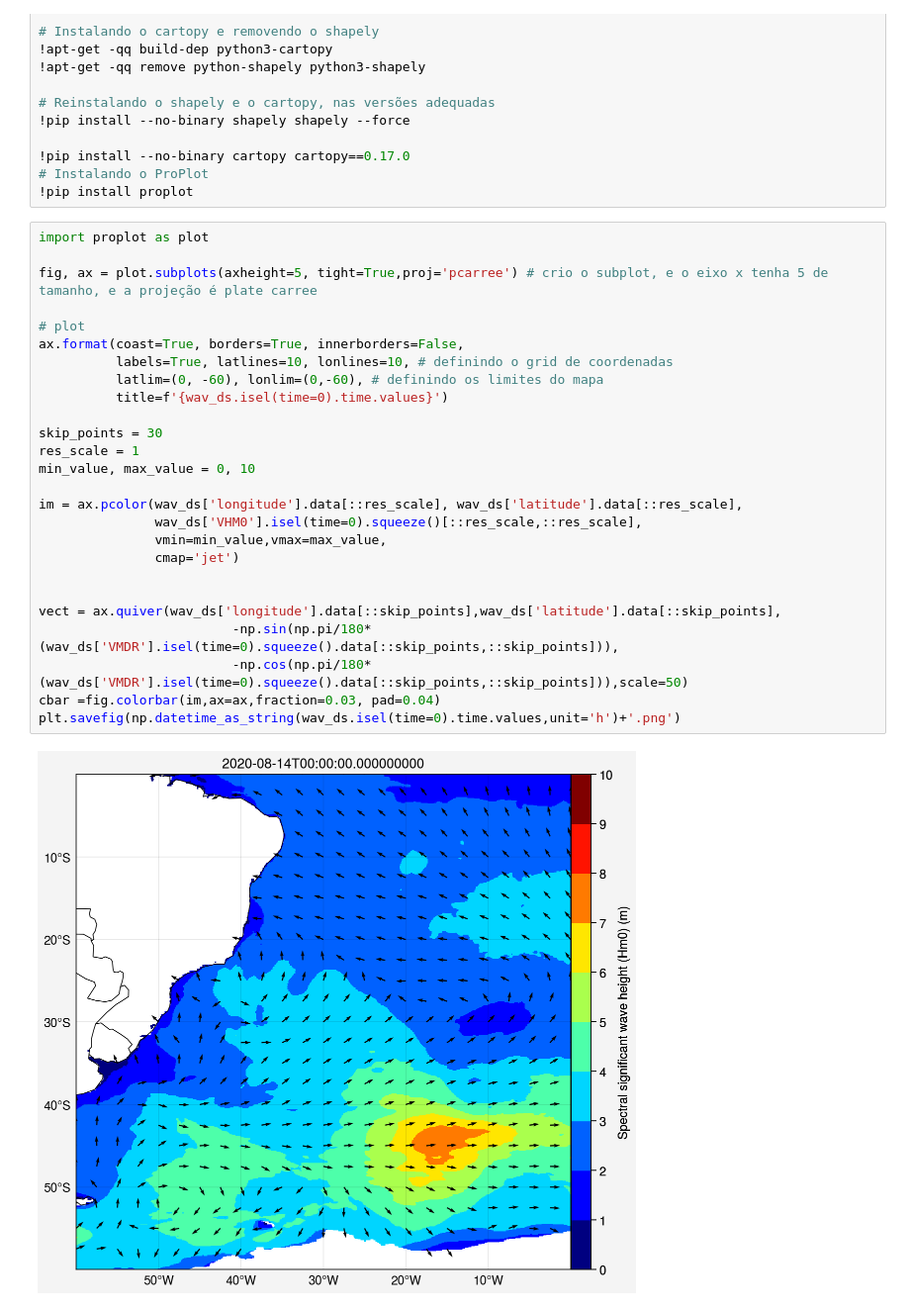
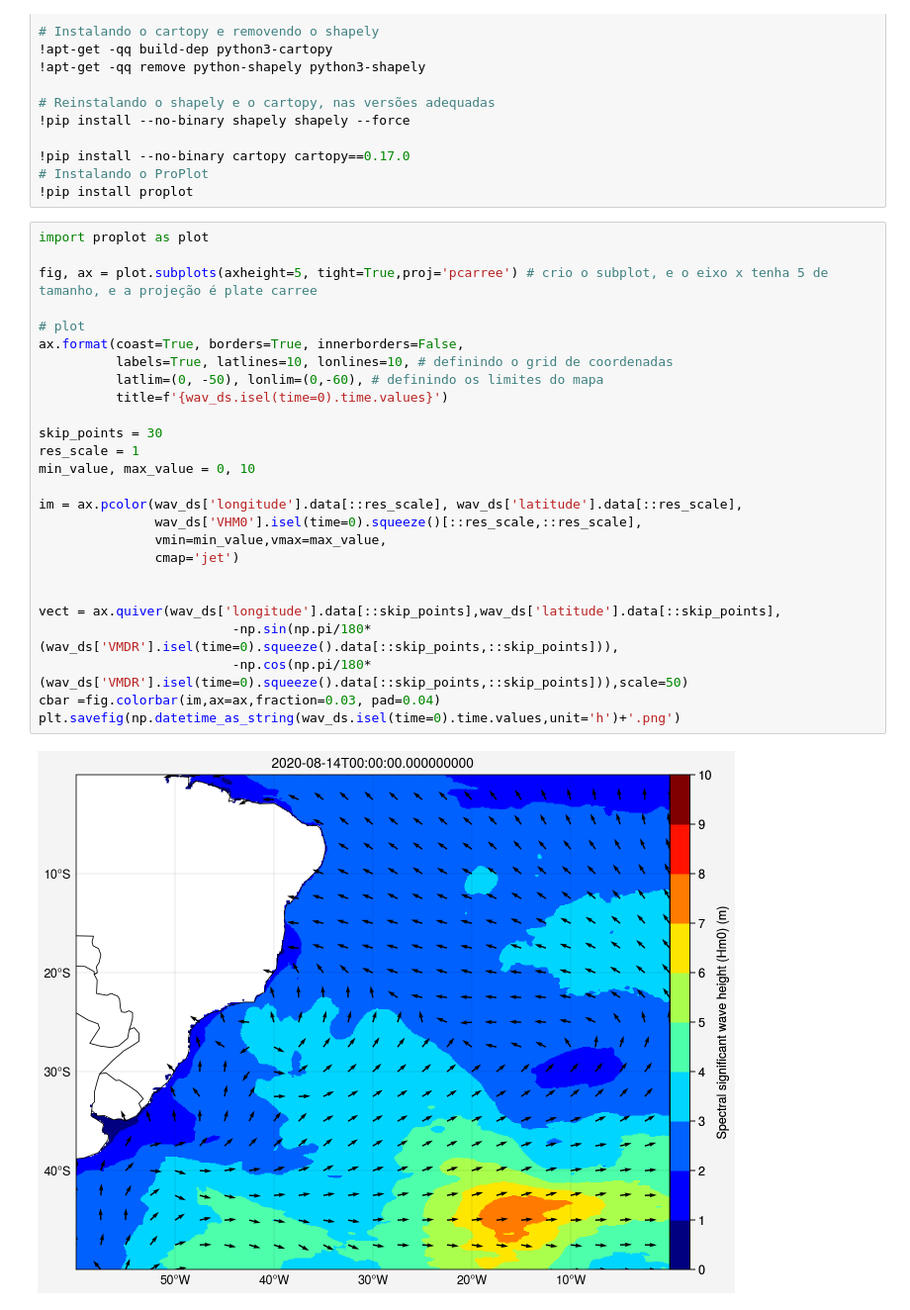
Before and after one commit to jonatanriq/oceanografia, a Jupyter notebook: copernicus_marine.ipynb, the cells around one changed output. Shown at 99% size. Saved outputs shown, nothing was run; the diff lists cells and outputs as text.

```diff
--- a/copernicus_marine.ipynb
+++ b/copernicus_marine.ipynb
@@ -88,28 +88,28 @@ wav_ds
 # %%
 import proplot as plot
 
 fig, ax = plot.subplots(axheight=5, tight=True,proj='pcarree') # crio o subplot, e o eixo x tenha 5 de tamanho, e a projeção é plate carree
 
 # plot
 ax.format(coast=True, borders=True, innerborders=False,
           labels=True, latlines=10, lonlines=10, # definindo o grid de coordenadas
-          latlim=(0, -60), lonlim=(0,-60), # definindo os limites do mapa
+          latlim=(0, -50), lonlim=(0,-60), # definindo os limites do mapa
           title=f'{wav_ds.isel(time=0).time.values}')
 
 skip_points = 30
 res_scale = 1
 min_value, max_value = 0, 10
 
 im = ax.pcolor(wav_ds['longitude'].data[::res_scale], wav_ds['latitude'].data[::res_scale],
                wav_ds['VHM0'].isel(time=0).squeeze()[::res_scale,::res_scale],
                vmin=min_value,vmax=max_value,
                cmap='jet')
 
 
 vect = ax.quiver(wav_ds['longitude'].data[::skip_points],wav_ds['latitude'].data[::skip_points],
                          -np.sin(np.pi/180*(wav_ds['VMDR'].isel(time=0).squeeze().data[::skip_points,::skip_points])),
                          -np.cos(np.pi/180*(wav_ds['VMDR'].isel(time=0).squeeze().data[::skip_points,::skip_points])),scale=50)
 cbar =fig.colorbar(im,ax=ax,fraction=0.03, pad=0.04)
 plt.savefig(np.datetime_as_string(wav_ds.isel(time=0).time.values,unit='h')+'.png')
 # %% [output]
-[figure, old version]
+[figure, new version]
```
